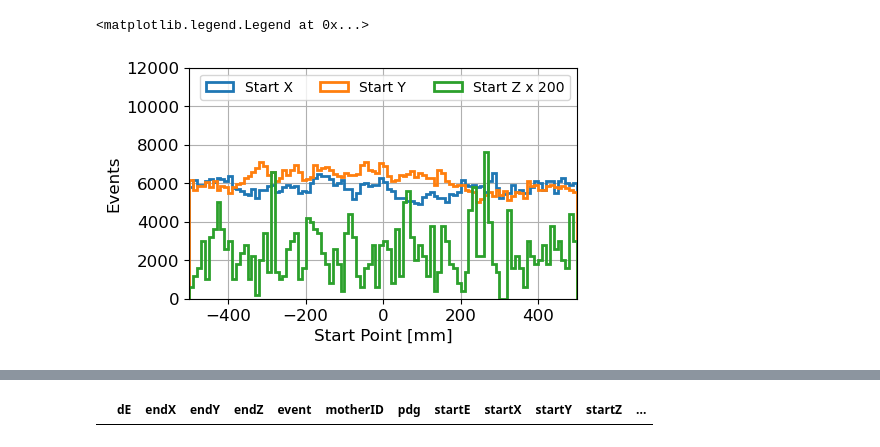
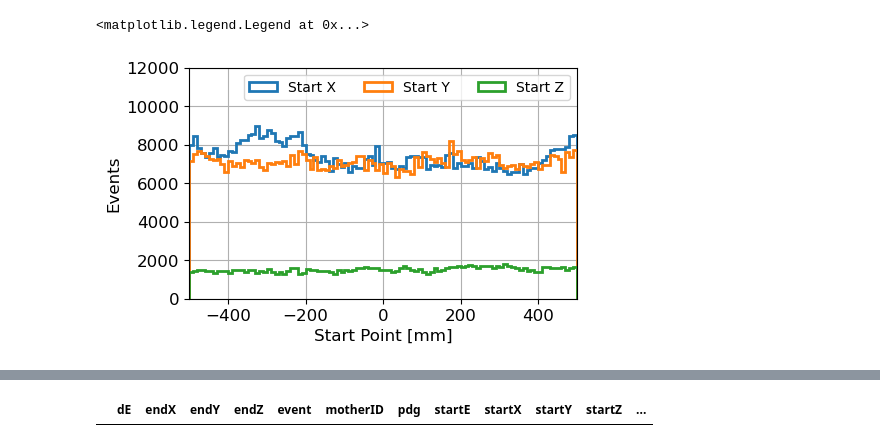
Before and after one commit to yuntsebaryon/SimpleCosmics, a Jupyter notebook: G4Analysis/checkG4Step.ipynb, the cells around one changed output, grey strips where cells are left out. Cells and saved outputs as stored; diff of their text form; code cells hidden in the pictures.

```diff
--- a/G4Analysis/checkG4Step.ipynb
+++ b/G4Analysis/checkG4Step.ipynb
@@ -4,7 +4,7 @@ import numpy as np
 import pandas as pd
 import matplotlib.pyplot as plt
 # %%
-infile = '/Users/yuntse/data/coherent/preLArTPC/geant4/CR1M/cosmic_g4_0000.root'
+infile = '/Users/yuntse/data/coherent/preLArTPC/geant4/CR2500Kv2/cosmic_g4_0000.root'
 # %%
 df = pd.DataFrame(ROOT.RDataFrame("edep", infile).AsNumpy())
 # %%
@@ -89,23 +94,22 @@ edfOut
 # %%
 fig, ax = plt.subplots( figsize = (5, 3) )
 
 ax.hist(df.startX, bins = np.linspace(-500, 500, 101), histtype = 'step', lw = 2, label = 'Start X')
 ax.hist(df.startY, bins = np.linspace(-500, 500, 101), histtype = 'step', lw = 2, label = 'Start Y')
-ax.hist(df.startZ, weights = np.full_like(df.startZ, 200), bins = np.linspace(-500, 500, 101),
-        histtype = 'step', lw = 2, label = 'Start Z x 200')
+ax.hist(df.startZ, bins = np.linspace(-500, 500, 101), histtype = 'step', lw = 2, label = 'Start Z')
 
 ax.set_xlabel( r'Start Point [mm]', fontsize = 12 )
 ax.set_ylabel( r'Events', fontsize = 12 )
 ax.tick_params(axis = 'x', labelsize = 12)
 ax.tick_params(axis = 'y', labelsize = 12)
 ax.set_xlim( [-500., 500.])
 ax.set_ylim( [0, 12000])
 
 ax.grid(":")
 ax.legend( ncol = 3)
 # %% [output]
 <matplotlib.legend.Legend at 0x...>
-[figure, old version]
+[figure, new version]
 # %%
 fig, ax = plt.subplots( figsize = (5, 3) )
 
```
Also changed, not shown: parts of 35 cells of this notebook, 3 other files.
